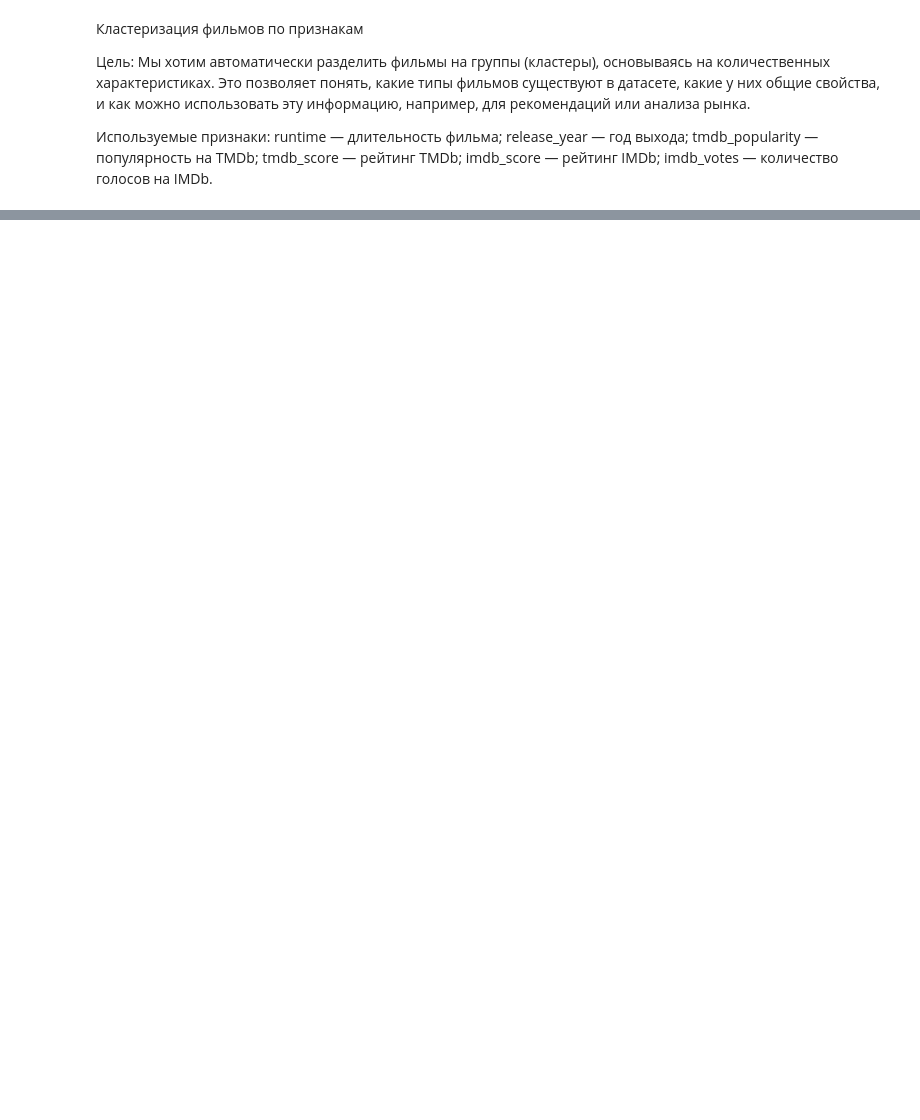
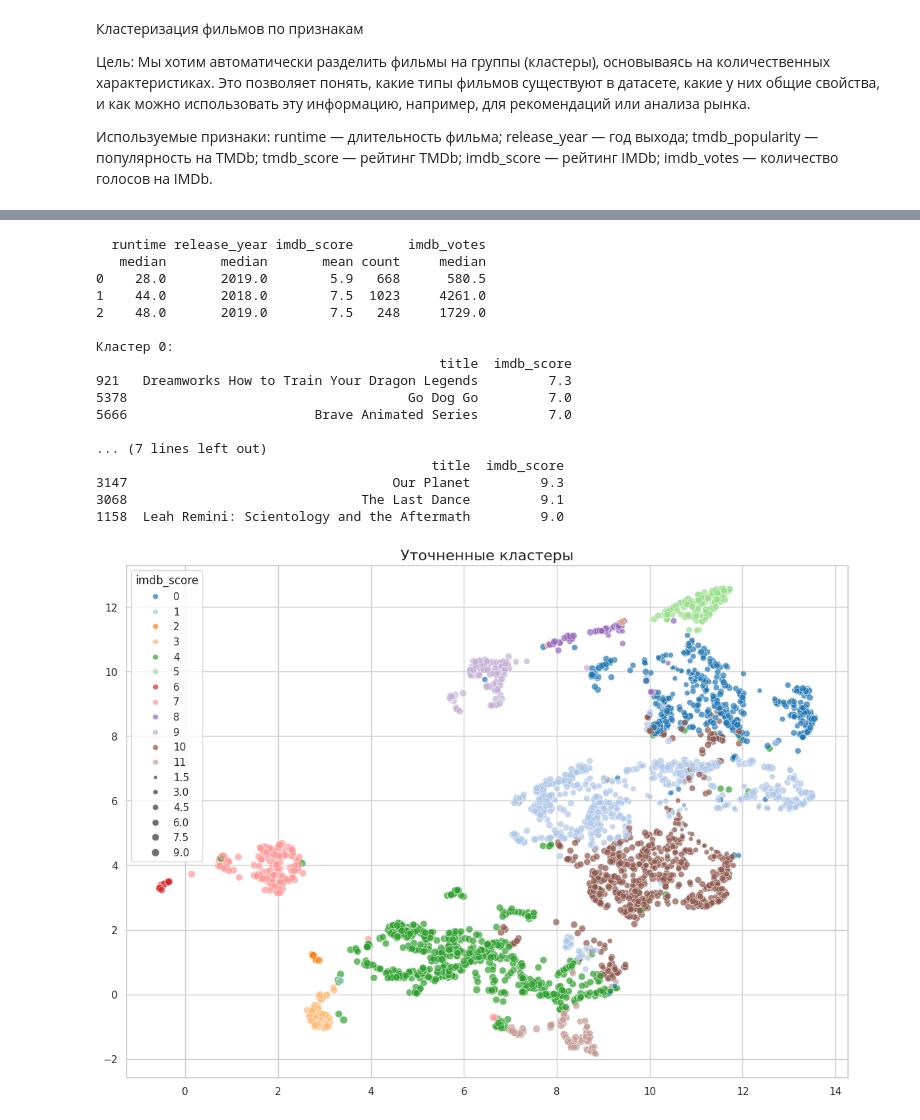
Before and after one commit to ZaichenkoNA/Stat_Prac, a Jupyter notebook: Proekt.ipynb, the cells around one changed output, grey strips where cells are left out. Drawn from its saved outputs; the diff is of its cells as text; code cells hidden in the pictures; blank space fills up the shorter version.

```diff
--- a/Proekt.ipynb
+++ b/Proekt.ipynb
@@ -721,17 +602,0 @@ print(f"Davies-Bouldin Score: {db_score:.3f}")  # Чем меньше, тем л
-# %%
-# Анализ характеристик кластеров
-cluster_stats = titles_df.groupby('cluster').agg({
-    'imdb_score': ['mean', 'count'],
-    'tmdb_popularity': 'mean',
-    'release_year': 'median',
-    'runtime': 'median'
-})
-
-# Анализ жанров в кластерах
-for cluster in sorted(titles_df['cluster'].unique()):
-    cluster_genres = titles_df[titles_df['cluster'] == cluster]['genres']
-    top_genres = pd.Series([g for genres in cluster_genres for g in literal_eval(genres)]).value_counts().head(3)
-    print(f"\nКластер {cluster}:")
-    print("Характеристики:")
-    display(cluster_stats.loc[cluster])
-    print("Топ жанры:", ', '.join(top_genres.index))
@@ -737,0 +678,30 @@ for cluster in sorted(titles_df['cluster'].unique()):
+# %%
+def full_clustering_pipeline(df, content_type):
+    # Фильтрация по типу
+    subset = df[df['type'] == content_type].copy()
+    if len(subset) < 100:
+        print(f"Недостаточно данных ({len(subset)}). Минимум 100.")
+        return
+
+    # Подготовка признаков
+    features = enhanced_feature_engineering(subset)
+
+    # Кластеризация
+    labels = hybrid_clustering(features)
+
+    # Анализ
+    postprocess_clusters(subset, features, labels)
+
+    # Примеры из кластеров
+    subset['cluster'] = labels
+    for cl in sorted(set(labels)):
+        if cl == -1: continue
+        print(f"\nКластер {cl}:")
+        print(subset[subset['cluster'] == cl][['title', 'imdb_score']]
+             .sort_values('imdb_score', ascending=False)
+             .head(3))
+
+# Запуск
+full_clustering_pipeline(titles_df, 'MOVIE')
+full_clustering_pipeline(titles_df, 'SHOW')
+# %% [output]
@@ -737,0 +725,18 @@ for cluster in sorted(titles_df['cluster'].unique()):
+  runtime release_year imdb_score       imdb_votes
+   median       median       mean count     median
+0    28.0       2019.0        5.9   668      580.5
+1    44.0       2018.0        7.5  1023     4261.0
+2    48.0       2019.0        7.5   248     1729.0
+
+Кластер 0:
+                                            title  imdb_score
+921   Dreamworks How to Train Your Dragon Legends         7.3
+5378                                    Go Dog Go         7.0
+5666                        Brave Animated Series         7.0
+
+... (7 lines left out)
+                                           title  imdb_score
+3147                                  Our Planet         9.3
+3068                              The Last Dance         9.1
+1158  Leah Remini: Scientology and the Aftermath         9.0
+[figure, added]
```
Also changed, not shown: parts of 11 cells of this notebook.
